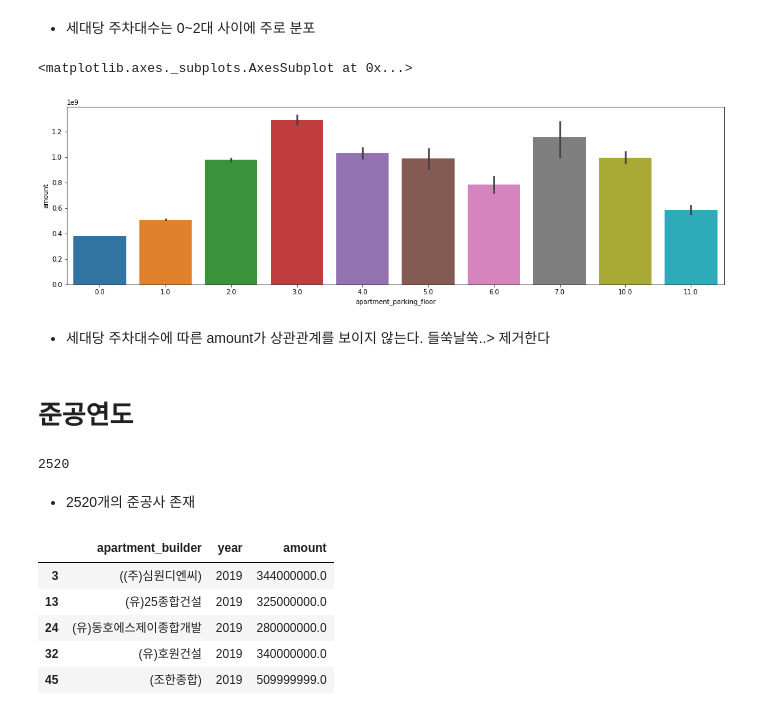
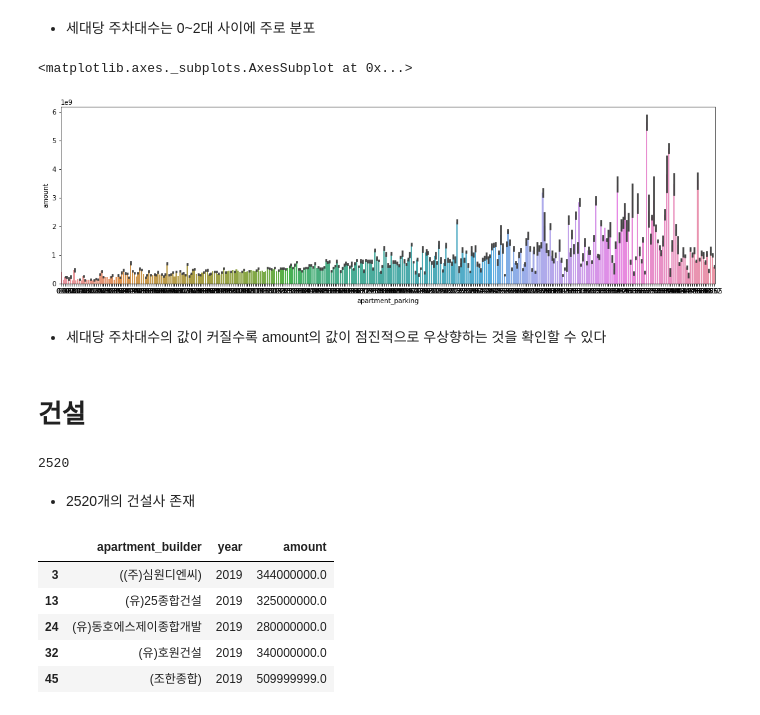
Before and after one commit to whoareyouwhoami/ProjectCasa, a Jupyter notebook: EDA/EDA_version1.ipynb, the cells around one changed output. Drawn from its saved outputs; the diff is of its cells as text; code cells hidden in the pictures.

```diff
--- a/EDA/EDA_version1.ipynb
+++ b/EDA/EDA_version1.ipynb
@@ -273,26 +299,24 @@ sns.distplot(df['apartment_parking'],ax=ax1,bins=60)
 [figure]
 # %% [markdown]
 - 세대당 주차대수는 0~2대 사이에 주로 분포
-# %%
-df['apartment_parking_floor'] = df['apartment_parking'].apply(np.floor)
 # %%
 figure,ax1 = plt.subplots()
 figure.set_size_inches(18,5)
 
-sns.barplot(data=df,x="apartment_parking_floor",y="amount",ax=ax1)
+sns.barplot(data=df,x="apartment_parking",y="amount",ax=ax1)
 # %% [output]
 <matplotlib.axes._subplots.AxesSubplot at 0x...>
-[figure, old version]
+[figure, new version]
-# %% [markdown]
-- 세대당 주차대수에 따른 amount가 상관관계를 보이지 않는다. 들쑥날쑥..> 제거한다
+# %% [markdown]
+- 세대당 주차대수의 값이 커질수록 amount의 값이 점진적으로 우상향하는 것을 확인할 수 있다
 # %% [markdown]
-# 준공연도
+# 건설
 # %%
 df['apartment_builder'].nunique()
 # %% [output]
 2520
 # %% [markdown]
-- 2520개의 준공사 존재
+- 2520개의 건설사 존재
 # %%
 sample = df.groupby(['apartment_builder','year'])['amount'].mean().reset_index()
 sample_2019 = sample[sample['year']==2019]
```
Also changed, not shown: parts of 14 cells of this notebook.
